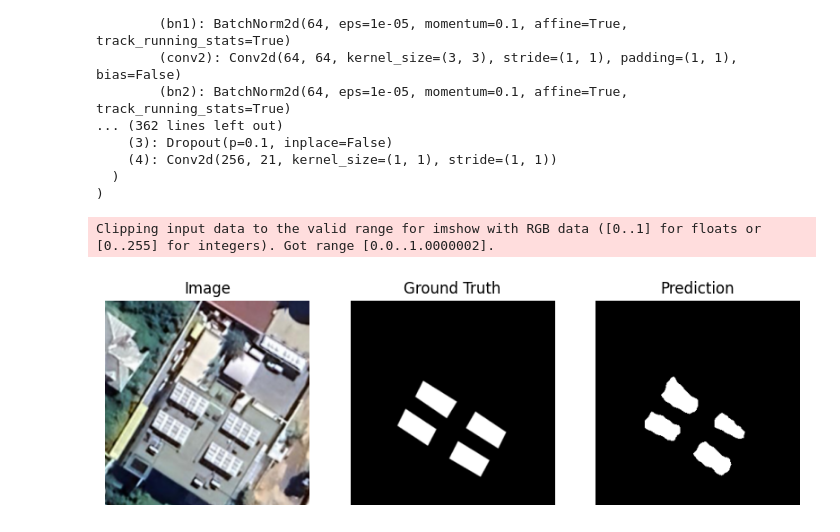
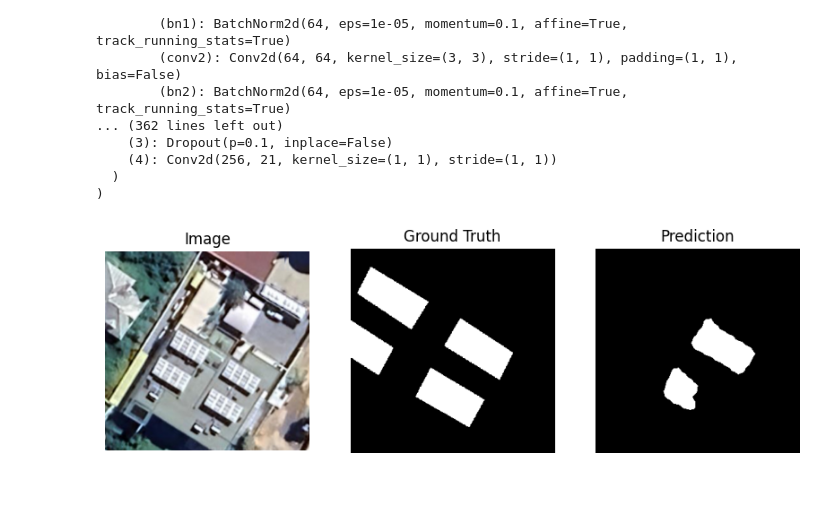
Before and after one commit to maximechansat/StatApp, a Jupyter notebook: src/hands_on.ipynb, the cells around one changed output. Drawn from its saved outputs; the diff is of its cells as text; code cells hidden in the pictures; blank space fills up the shorter version.

Commit message:
Update of the dataset class (now using albumentations)

```diff
--- a/src/hands_on.ipynb
+++ b/src/hands_on.ipynb
@@ -50,4 +50,4 @@ xlsx_path = data_path / "solar_panel_data_madagascar.xlsx"
 img_path = data_path / "img"
 seg_weights_path = data_path / "WEIGHTS" / "model_bdappv_seg.pth"
 
-dataset = SolarPanelDataset(img_path, xlsx_path, "seg", "pan")
+dataset = SolarPanelDataset(img_path, xlsx_path, "seg", "pan", p=1, train=False, seed=0)
@@ -82,35 +73,39 @@ DeepLabV3(
   )
 )
 # %%
+img, mask = dataset[0]
+
 threshold = 0.5
 device = torch.device("cuda" if torch.cuda.is_available() else "cpu")
 
 model.to(device)
-predicted = model.forward(norm_img.unsqueeze(0).to(device))
+predicted = model.forward(img.unsqueeze(0).to(device))
 
 prediction = predicted['out']
 prediction = (prediction - torch.min(prediction)) / (torch.max(prediction) - torch.min(prediction) + 0.000000001)
 binary_output = (prediction >= threshold).long().squeeze(1).detach().cpu().numpy()[0]
 # %%
-img_np = resize(img).permute(1, 2, 0).numpy()
-mask_np = resize(mask).squeeze().numpy()
+raw_img = cv2.imread("../data/img/1.jpg")
+raw_img = cv2.cvtColor(raw_img, cv2.COLOR_BGR2RGB)
+
+img_np = img.permute(1, 2, 0).numpy()
+mask_np = mask.squeeze().numpy()
 binary_output_np = binary_output.squeeze()
 
 fig, axes = plt.subplots(1, 3, figsize=(10, 5))
 
-axes[0].imshow(img_np)
+axes[0].imshow(raw_img)
 axes[0].axis("off")
 axes[0].set_title("Image")
 
 axes[1].imshow(mask_np, cmap="gray")
 axes[1].axis("off")
 axes[1].set_title("Ground Truth")
 
 axes[2].imshow(binary_output_np, cmap="gray")
 axes[2].axis("off")
 axes[2].set_title("Prediction")
 
 plt.show()
 # %% [output]
-Clipping input data to the valid range for imshow with RGB data ([0..1] for floats or [0..255] for integers). Got range [0.0..1.0000002].
-[figure, old version]
+[figure, new version]
```
Also changed, not shown: parts of 4 cells of this notebook, 3 other files.
